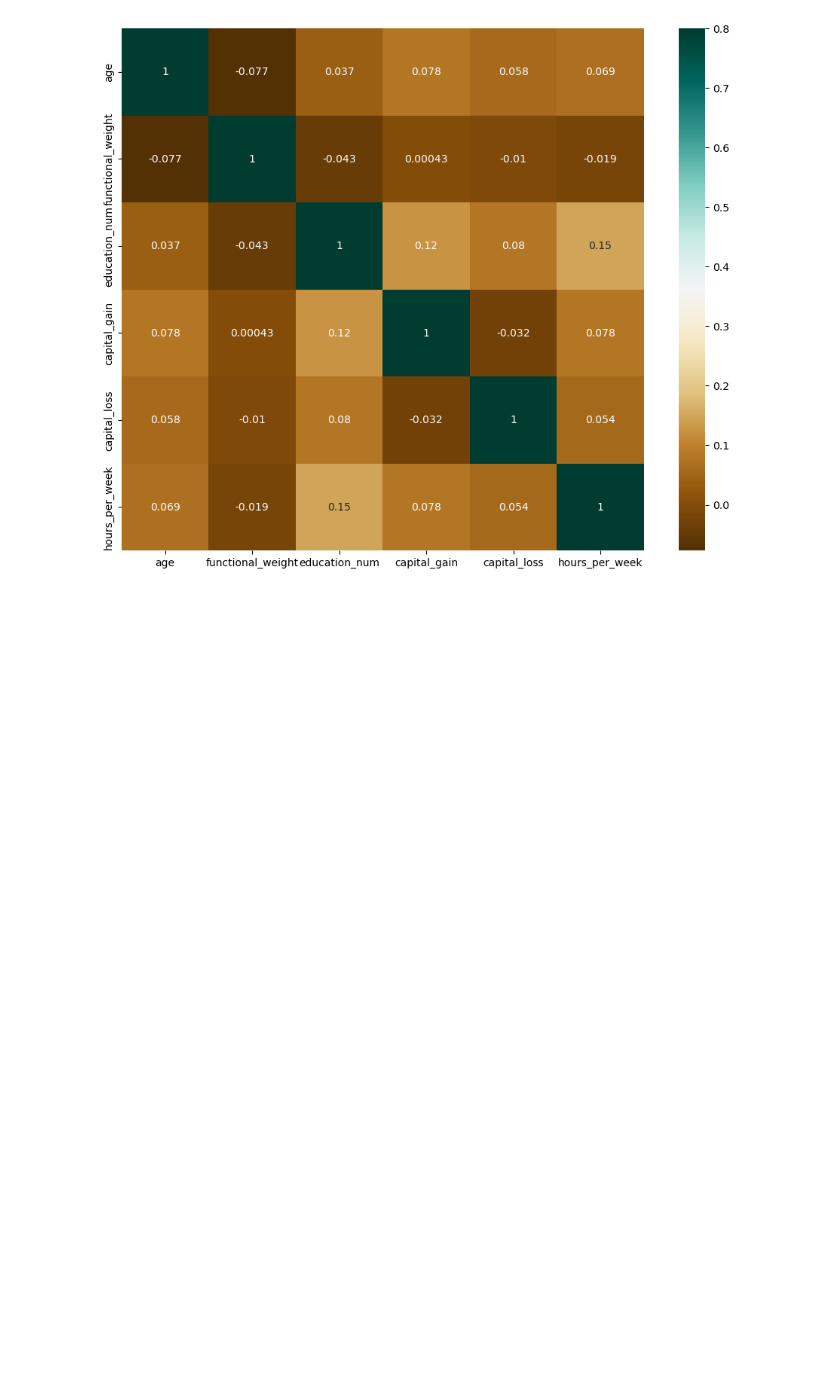
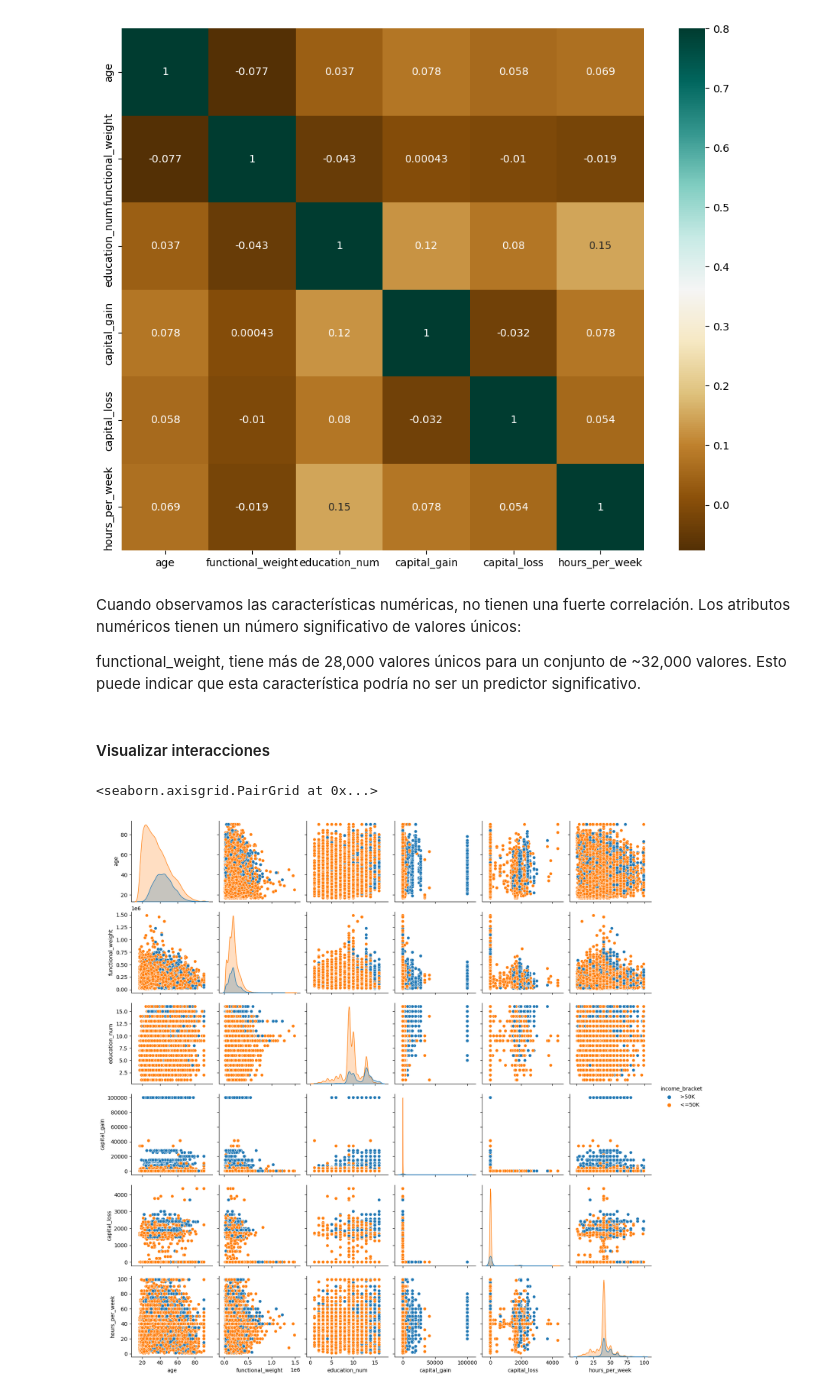
Before and after one commit to bryanfree66/bqml-examples, a Jupyter notebook: bqml_lr.ipynb, the cells around one changed output. Drawn from its saved outputs; the diff is of its cells as text; code cells hidden in the pictures; blank space fills up the shorter version.

Commit message:
finished visualizations

```diff
--- a/bqml_lr.ipynb
+++ b/bqml_lr.ipynb
@@ -228,3 +234,15 @@ sns.heatmap(hmap, vmax=0.8 ,annot=True, cmap="BrBG", square=True)
 # %% [output]
 <AxesSubplot:>
 [figure]
+# %% [markdown]
+Cuando observamos las características numéricas, no tienen una fuerte correlación. Los atributos numéricos tienen un número significativo de valores únicos:
+
+functional_weight, tiene más de 28,000 valores únicos para un conjunto de ~32,000 valores.
+Esto puede indicar que esta característica podría no ser un predictor significativo.
+# %% [markdown]
+#### Visualizar interacciones
+# %%
+sns.pairplot(dataset, hue='income_bracket')
+# %% [output]
+<seaborn.axisgrid.PairGrid at 0x...>
+[figure, added]
```
Also changed, not shown: parts of 6 cells of this notebook.
